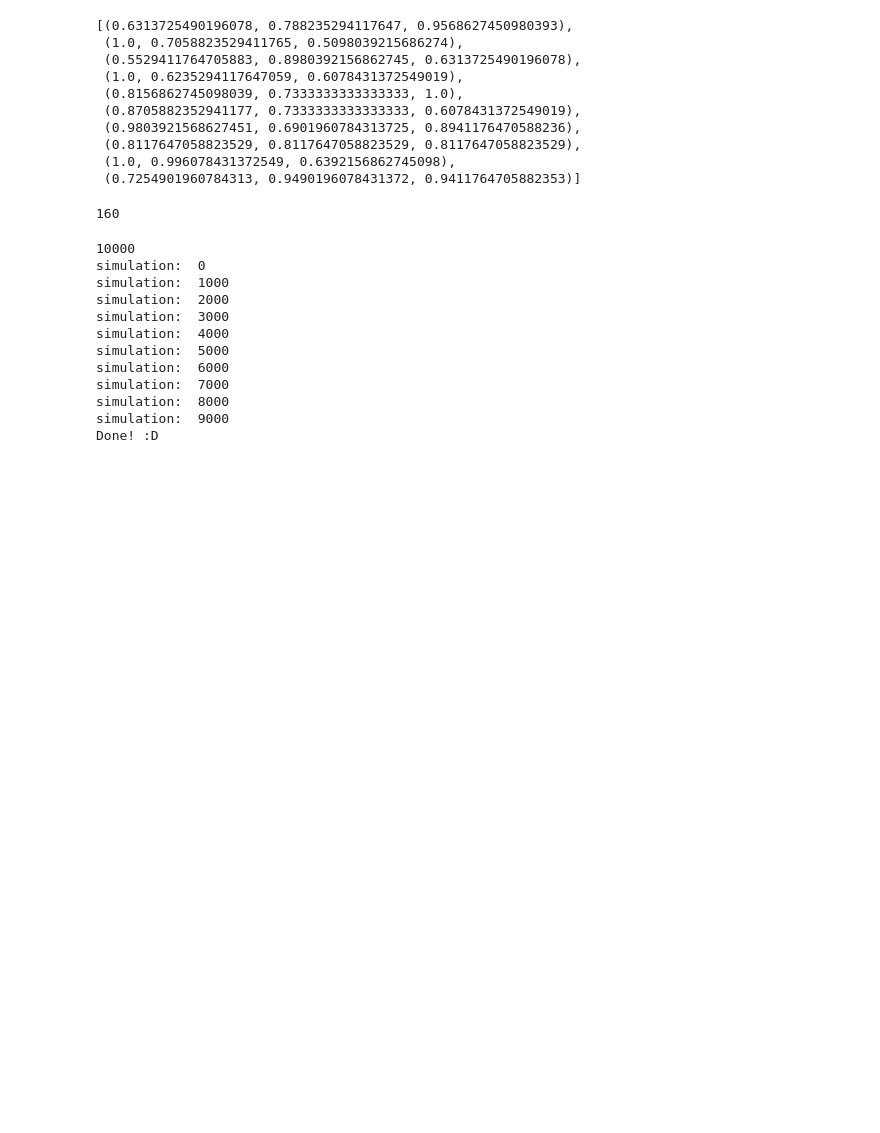
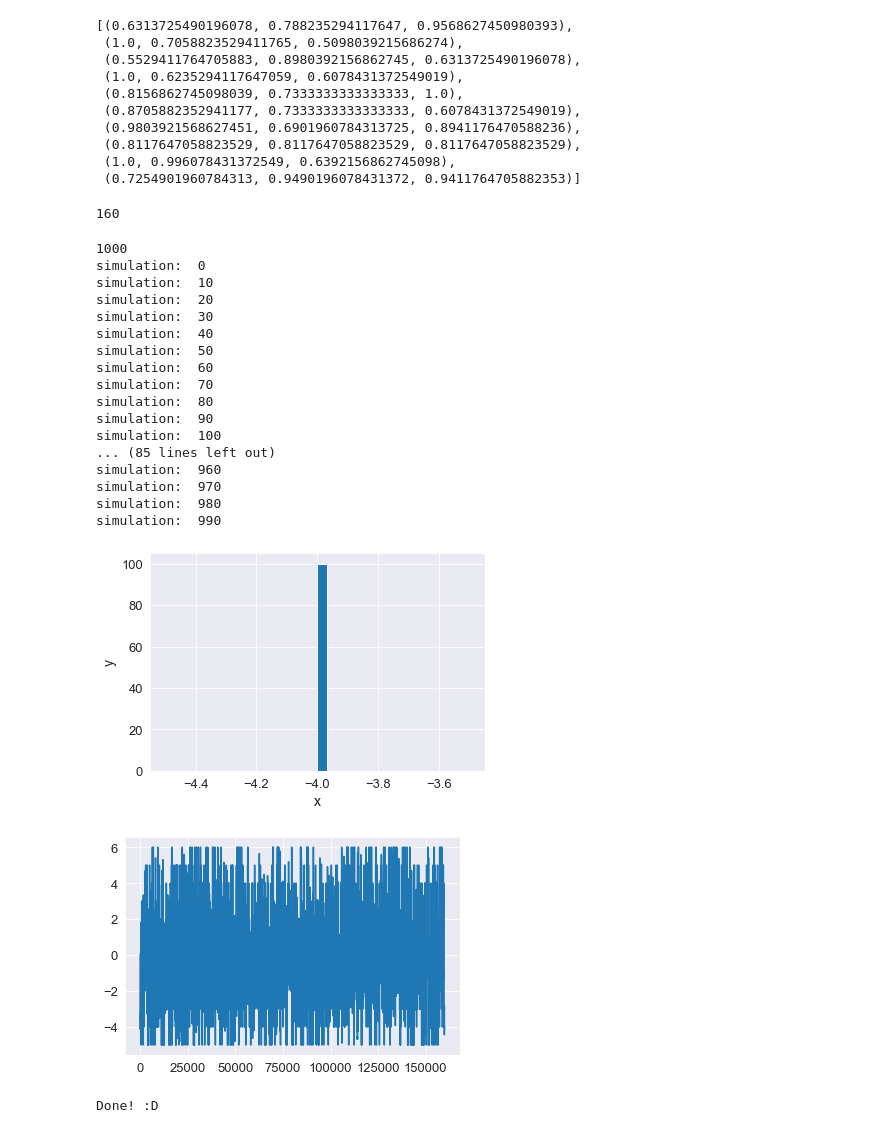
Before and after one commit to miguel-arrf/Network-Science, a Jupyter notebook: Code/Figure1/fig1.ipynb, the cells around one changed output. Saved outputs shown, nothing was run; the diff lists cells and outputs as text; code cells hidden in the pictures; blank space fills up the shorter version.

```diff
--- a/Code/Figure1/fig1.ipynb
+++ b/Code/Figure1/fig1.ipynb
@@ -90,12 +91,11 @@ global_strategies = []
 print(simulations)
 for simulation in range(simulations) :
 
-    if simulation % 1000 == 0:
+    if simulation % 10 == 0:
         print("simulation: ", simulation)
     agents = []
     for i in range(population):
         agents.append(Agent(random.randint(min_strat, max_strat), 0,0))
-
 
     for generation in range(generations) :
         #if(generation % 1000 == 0):
@@ -106,11 +106,12 @@ for simulation in range(simulations) :
             if recipient.score >= donor.strategy:
 
                 recipient.payoff += benefit
-                donor.add_score(benefit)
+                donor.add_score(score_benefit)
+                if donor.payoff >= cost:
+                    donor.payoff -= cost
+
             else:
-                donor.add_score(-benefit)
-
-            recipient.payoff += cost
+                donor.add_score(-score_benefit)
 
 
         payoffs = []
@@ -120,45 +121,61 @@ for simulation in range(simulations) :
 
         agents.sort(key=lambda x: x.payoff, reverse=True)
         for agent in range(len(agents)):
             parent = selectOne(agents)
-            agent.strategy = parent.strategy
+            agents[agent].strategy = parent.strategy
 
 
 
         estrategias = []
         total = 0
         for agent in agents:
             estrategias.append(agent.strategy)
             global_strategies.append(agent.strategy)
 
 
             estrategias_numpy = numpy.array(estrategias)
         payoffs_numpy = numpy.array(payoffs)
 
 
         mean_strategy_per_generation.append(estrategias_numpy.mean())
         mean_payoff_per_generation.append(payoffs_numpy.mean())
 
 
+points=[]
 
+for agent in agents:
+    points.append(agent.strategy)
+
+plt.hist(points, bins=30)
+plt.ylabel('y')
+plt.xlabel("x")
+plt.show()
 
 global_strategies_numpy = numpy.array(global_strategies)
 plt.plot(mean_strategy_per_generation)
 plt.show()
 print("Done! :D")
 # %% [output]
-10000
+1000
 simulation:  0
-simulation:  1000
-simulation:  2000
-simulation:  3000
-simulation:  4000
-simulation:  5000
-simulation:  6000
-simulation:  7000
-simulation:  8000
-simulation:  9000
-Done! :D
+simulation:  10
+simulation:  20
+simulation:  30
+simulation:  40
+simulation:  50
+simulation:  60
+simulation:  70
+simulation:  80
+simulation:  90
+simulation:  100
+... (85 lines left out)
+simulation:  960
+simulation:  970
+simulation:  980
+simulation:  990
+[figure, added]
+[figure, added]
+Done! :D
 # %%
 sum(mean_strategy_per_generation)/len(mean_strategy_per_generation)
 # %% [output]
```
Also changed, not shown: parts of 4 cells of this notebook, 1 other file.
